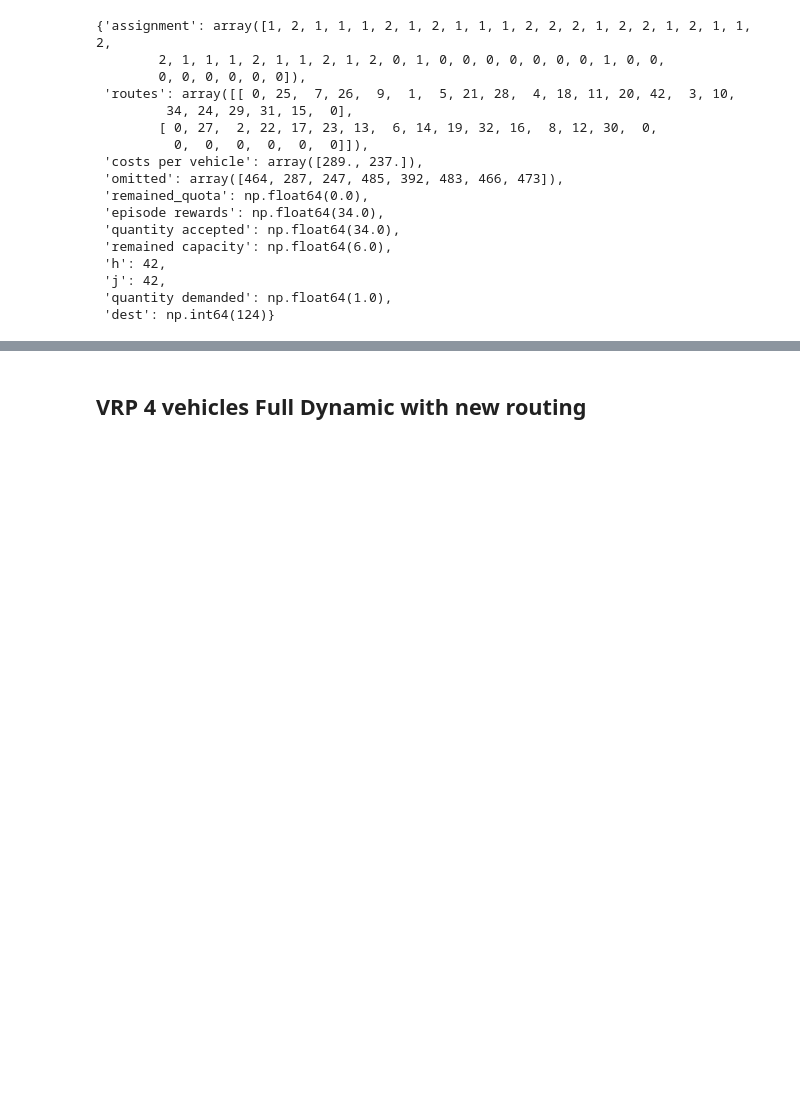
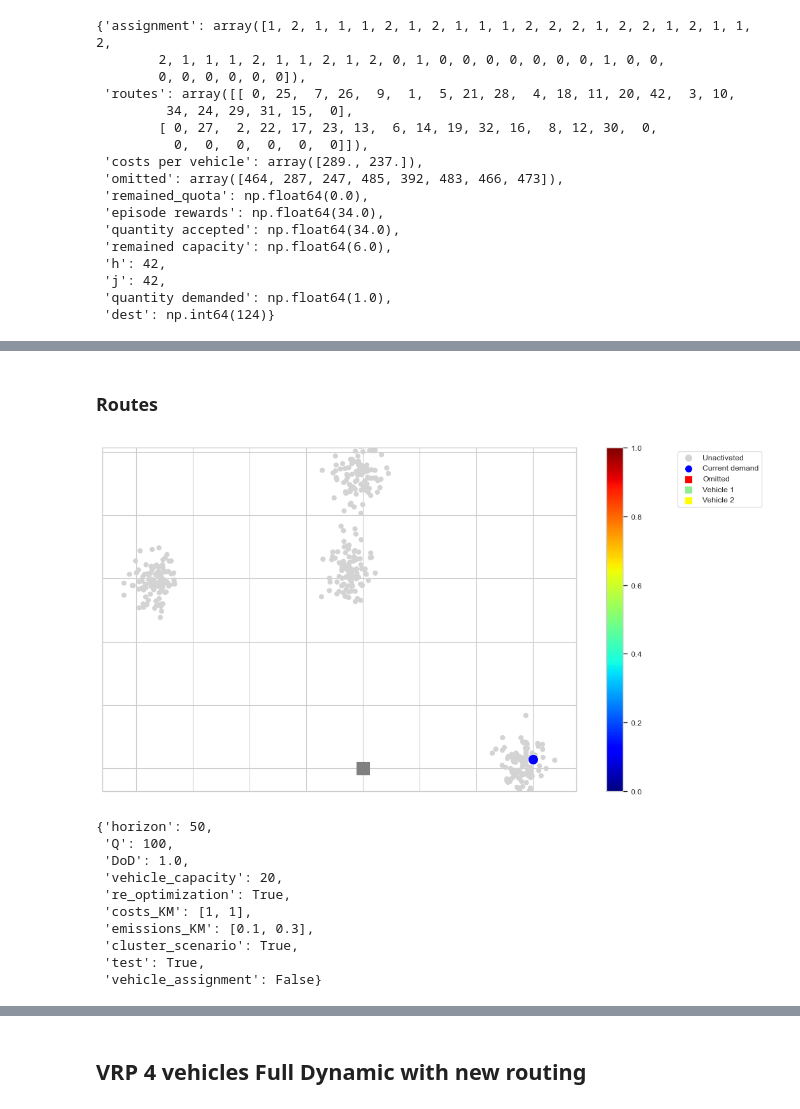
Before and after one commit to Farid-Najar/DynamicQVRP, a Jupyter notebook: results.ipynb, the cells around one changed output, grey strips where cells are left out. Cells and saved outputs as stored; diff of their text form; code cells hidden in the pictures; blank space fills up the shorter version.

```diff
--- a/results.ipynb
+++ b/results.ipynb
@@ -461,0 +614,23 @@ info
+# %% [markdown]
+### Routes
+# %%
+from envs import DynamicQVRPEnv
+scenario = 17
+
+env_configs['vehicle_assignment'] = False
+env = DynamicQVRPEnv(**env_configs)
+env.reset(scenario)
+env.render()
+env_configs
+# %% [output]
+[figure, added]
+{'horizon': 50,
+ 'Q': 100,
+ 'DoD': 1.0,
+ 'vehicle_capacity': 20,
+ 're_optimization': True,
+ 'costs_KM': [1, 1],
+ 'emissions_KM': [0.1, 0.3],
+ 'cluster_scenario': True,
+ 'test': True,
+ 'vehicle_assignment': False}
```
Also changed, not shown: parts of 11 cells of this notebook, 22 other files.
